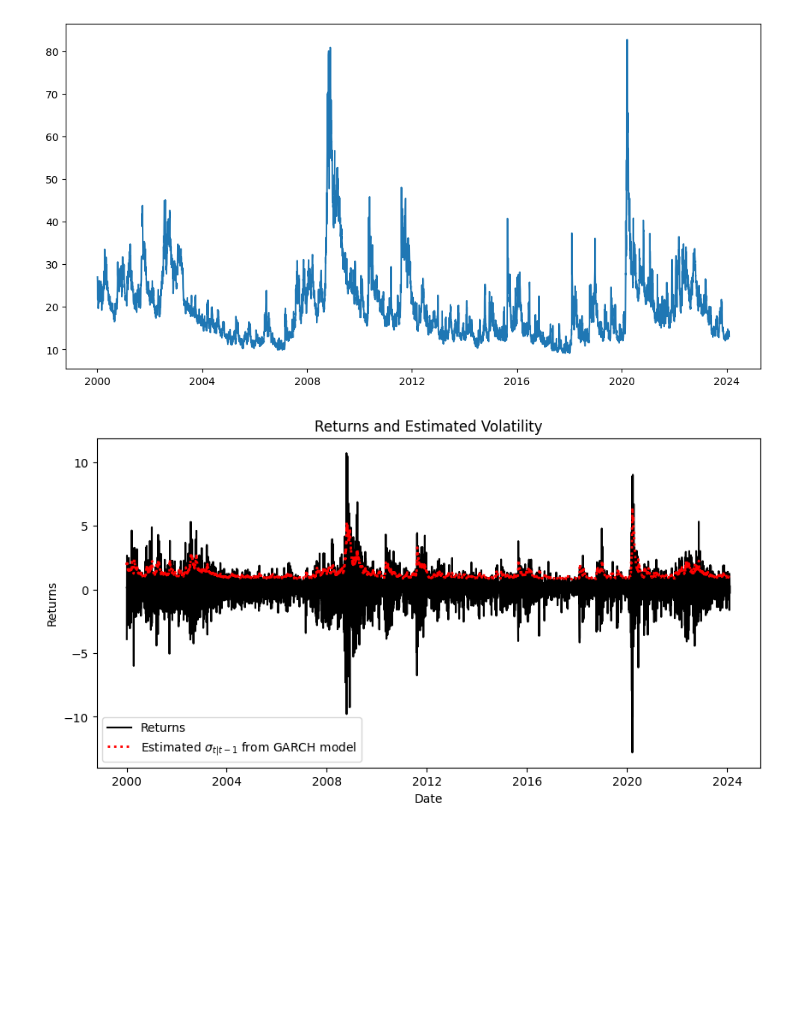
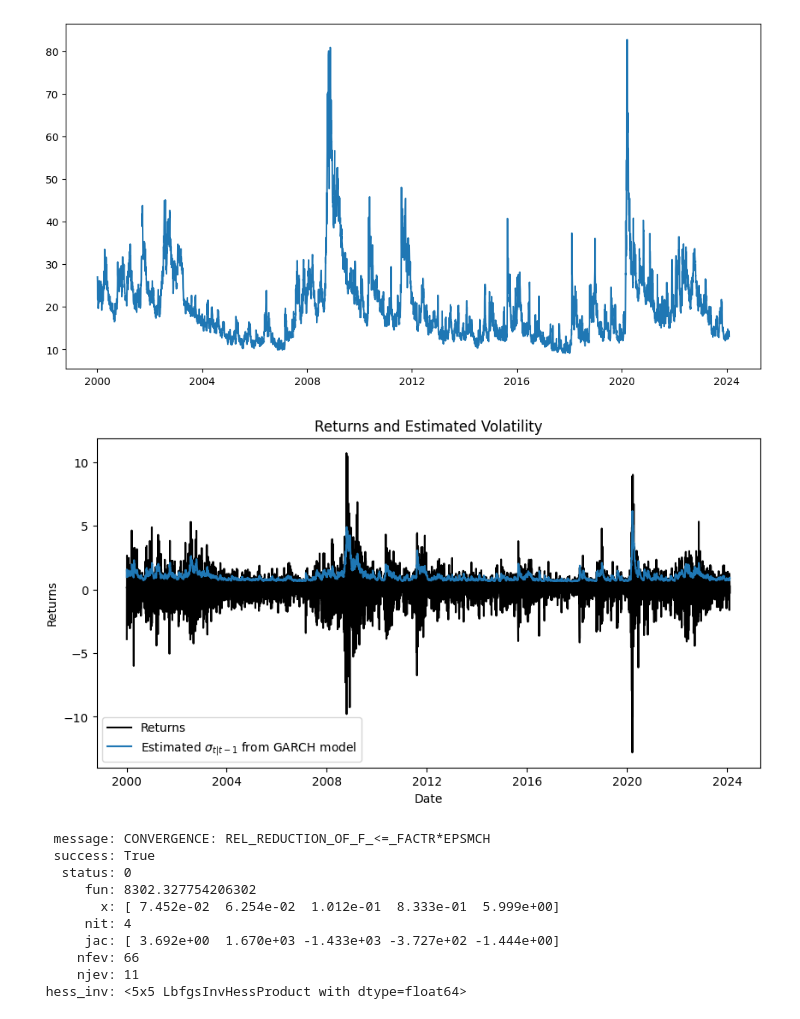
Before and after one commit to typesparky/Econometrics-Intro-Case-Seminar, a Jupyter notebook: Case2/Case 2 Code.ipynb, the cells around one changed output. Cells and saved outputs as stored; diff of their text form; code cells hidden in the pictures; blank space fills up the shorter version.

```diff
--- a/Case2/Case 2 Code.ipynb
+++ b/Case2/Case 2 Code.ipynb
@@ -7,6 +7,8 @@ import matplotlib.pyplot as plt
 import pandas as pd
 # %%
 def studentpdf(epsilon, nu):
+    if nu <= 2:
+        return 0
     return gamma((nu + 1) / 2) / (gamma(nu / 2) * np.sqrt(np.pi * (nu - 2))) * (1 + epsilon ** 2 / (nu - 2)) ** (-(nu + 1) / 2)
 
 def garch(mu, omega, alpha, beta, returns):
@@ -14,15 +16,14 @@ def garch(mu, omega, alpha, beta, returns):
     sigma_squared = np.zeros(T)
     sigma_squared[0] = omega / (1 - alpha - beta)
     for t in range(1, T):
-
         sigma_squared[t] = omega + alpha * (returns[t - 1] - mu) ** 2 + beta * sigma_squared[t - 1]
     return sigma_squared
 
 def negative_log_likelihood_garch(parameters, returns):
     mu, omega, alpha, beta, nu = parameters
     sigmasquared = garch(mu, omega, alpha, beta, returns)
-    epsilon = (returns - mu) / np.sqrt(sigmasquared)
-    ll = -np.log(np.sqrt(sigmasquared)) + np.log(studentpdf(epsilon, nu))
+    epsilon = (returns - mu) / np.sqrt(sigmasquared + 1e-8)
+    ll = -np.log(np.sqrt(sigmasquared + 1e-8)) + np.log(studentpdf(epsilon, nu))
     return -np.sum(ll)
 # %%
 def asymmetric_garch(mu, omega, alpha_pos, alpha_neg, beta, returns):
@@ -53,23 +57,34 @@ plt.plot(data['VIX close']);
 # %%
 # Optimization setup
 initial_values = [np.mean(returns), np.var(returns) / 20, 0.10, 0.88, 6]
 bounds = [(None, None), (0, None), (0, None), (0, None), (2, 40)]
 result = optimize.minimize(negative_log_likelihood_garch, initial_values, args=(returns,), bounds=bounds)
 
 # Extract optimized parameters
 mu_hat, omega_hat, alpha_hat, beta_hat, nu_hat = result.x
 sigmasquared = garch(mu_hat, omega_hat, alpha_hat, beta_hat, returns)
 
 # Plot results
 plt.figure(figsize=(10, 5))
 plt.plot(dates, returns, 'k', label='Returns')
-plt.plot(dates, np.sqrt(sigmasquared), 'r:', linewidth=2, label='Estimated $\sigma_{t|t-1}$ from GARCH model')
+plt.plot(dates, np.sqrt(sigmasquared), label='Estimated $\sigma_{t|t-1}$ from GARCH model')
 plt.legend()
 plt.xlabel('Date')
 plt.ylabel('Returns')
 plt.title('Returns and Estimated Volatility')
 plt.show()
+print(result)
 # %% [output]
-[figure, old version]
+[figure, new version]
+  message: CONVERGENCE: REL_REDUCTION_OF_F_<=_FACTR*EPSMCH
+  success: True
+   status: 0
+      fun: 8302.327754206302
+        x: [ 7.452e-02  6.254e-02  1.012e-01  8.333e-01  5.999e+00]
+      nit: 4
+      jac: [ 3.692e+00  1.670e+03 -1.433e+03 -3.727e+02 -1.444e+00]
+     nfev: 66
+     njev: 11
+ hess_inv: <5x5 LbfgsInvHessProduct with dtype=float64>
 # %%
 # Optimization setup
```
Also changed, not shown: parts of 5 cells of this notebook.
